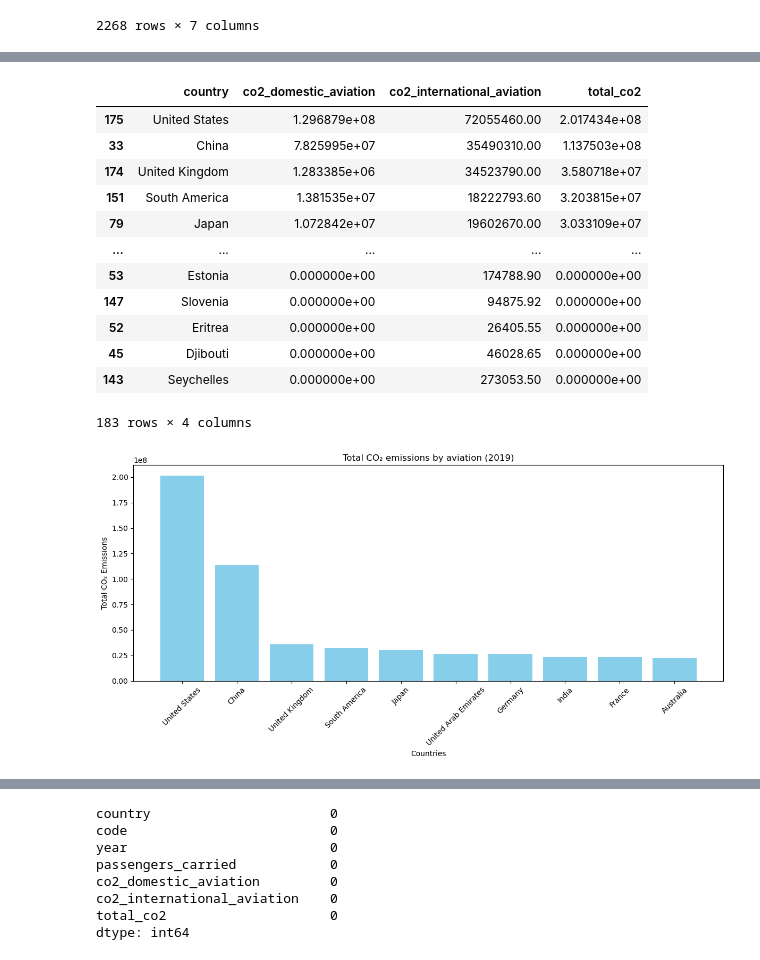
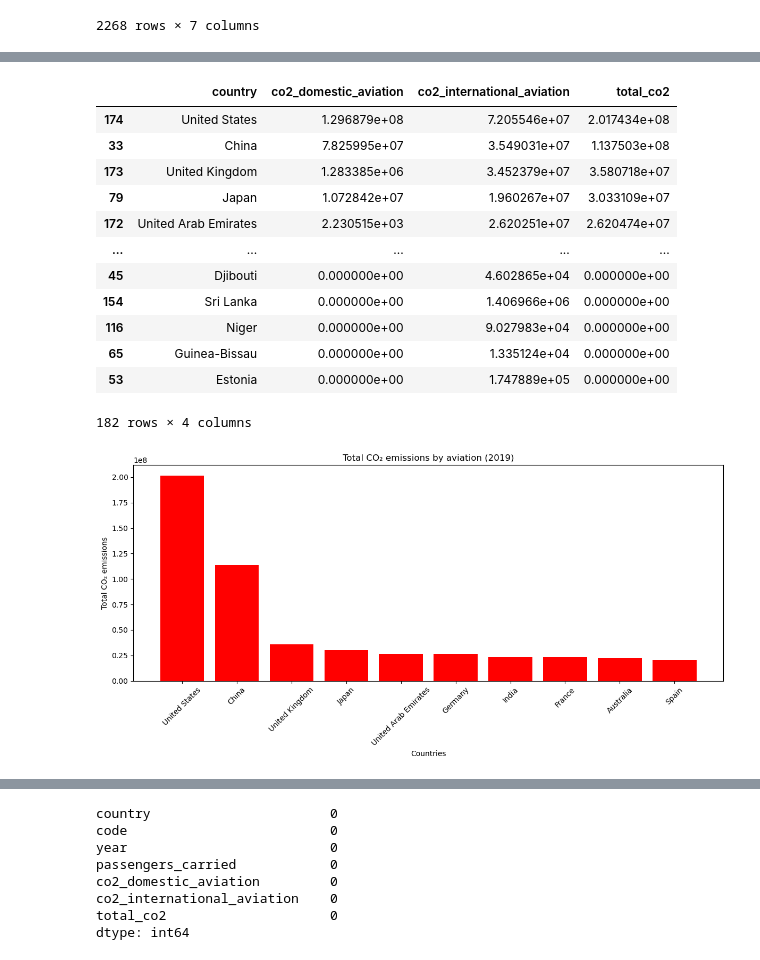
Before and after one commit to BenjaminIH/sql-database, a Jupyter notebook: CO2 by passenger in 2019.ipynb, the cells around one changed output, grey strips where cells are left out. Drawn from its saved outputs; the diff is of its cells as text; code cells hidden in the pictures.

```diff
--- a/CO2 by passenger in 2019.ipynb
+++ b/CO2 by passenger in 2019.ipynb
@@ -300,7 +300,7 @@ array(['World', 'Asia', 'North America', 'Europe', 'United States',
        'Seychelles', 'Sierra Leone', 'Slovenia', 'Sri Lanka', 'Suriname',
        'Tuvalu', 'Uganda', 'Vanuatu'], dtype=object)
 # %%
-entities_to_remove = ['World', 'Asia', 'Europe', 'Africa', 'Oceania', 'North America']
+entities_to_remove = ['World', 'Asia', 'Europe', 'Africa', 'Oceania', 'North America', 'South America']
 df_co2 = df_co2[~df_co2['country'].isin(entities_to_remove)]
 df_co2
 # %% [output]
@@ -330,29 +330,29 @@ df_co2 = df_co2.sort_values(by='total_co2', ascending=False)
 df_co2
 # %% [output]
 |  | country | co2_domestic_aviation | co2_international_aviation | total_co2 |
-| 175 | United States | 1.296879e+08 | 72055460.00 | 2.017434e+08 |
-| 33 | China | 7.825995e+07 | 35490310.00 | 1.137503e+08 |
-| 174 | United Kingdom | 1.283385e+06 | 34523790.00 | 3.580718e+07 |
-| 151 | South America | 1.381535e+07 | 18222793.60 | 3.203815e+07 |
-| 79 | Japan | 1.072842e+07 | 19602670.00 | 3.033109e+07 |
+| 174 | United States | 1.296879e+08 | 7.205546e+07 | 2.017434e+08 |
+| 33 | China | 7.825995e+07 | 3.549031e+07 | 1.137503e+08 |
+| 173 | United Kingdom | 1.283385e+06 | 3.452379e+07 | 3.580718e+07 |
+| 79 | Japan | 1.072842e+07 | 1.960267e+07 | 3.033109e+07 |
+| 172 | United Arab Emirates | 2.230515e+03 | 2.620251e+07 | 2.620474e+07 |
 | ... | ... | ... | ... | ... |
-| 53 | Estonia | 0.000000e+00 | 174788.90 | 0.000000e+00 |
-| 147 | Slovenia | 0.000000e+00 | 94875.92 | 0.000000e+00 |
-| 52 | Eritrea | 0.000000e+00 | 26405.55 | 0.000000e+00 |
-| 45 | Djibouti | 0.000000e+00 | 46028.65 | 0.000000e+00 |
-| 143 | Seychelles | 0.000000e+00 | 273053.50 | 0.000000e+00 |
+| 45 | Djibouti | 0.000000e+00 | 4.602865e+04 | 0.000000e+00 |
+| 154 | Sri Lanka | 0.000000e+00 | 1.406966e+06 | 0.000000e+00 |
+| 116 | Niger | 0.000000e+00 | 9.027983e+04 | 0.000000e+00 |
+| 65 | Guinea-Bissau | 0.000000e+00 | 1.335124e+04 | 0.000000e+00 |
+| 53 | Estonia | 0.000000e+00 | 1.747889e+05 | 0.000000e+00 |
-183 rows × 4 columns
+182 rows × 4 columns
 # %%
 df_co2_top_10 = df_co2.sort_values(by='total_co2', ascending=False).head(10)
 
 # Plotting
 plt.figure(figsize=(12, 6))
-plt.bar(df_co2_top_10['country'], df_co2_top_10['total_co2'], color='skyblue')
+plt.bar(df_co2_top_10['country'], df_co2_top_10['total_co2'], color='red')
 plt.xlabel('Countries')
-plt.ylabel('Total CO₂ Emissions')
+plt.ylabel('Total CO₂ emissions')
 plt.title('Total CO₂ emissions by aviation (2019)')
 plt.xticks(rotation=45)
 plt.tight_layout()
 plt.show()
 # %% [output]
-[figure, old version]
+[figure, new version]
```
Also changed, not shown: parts of 10 cells of this notebook.
